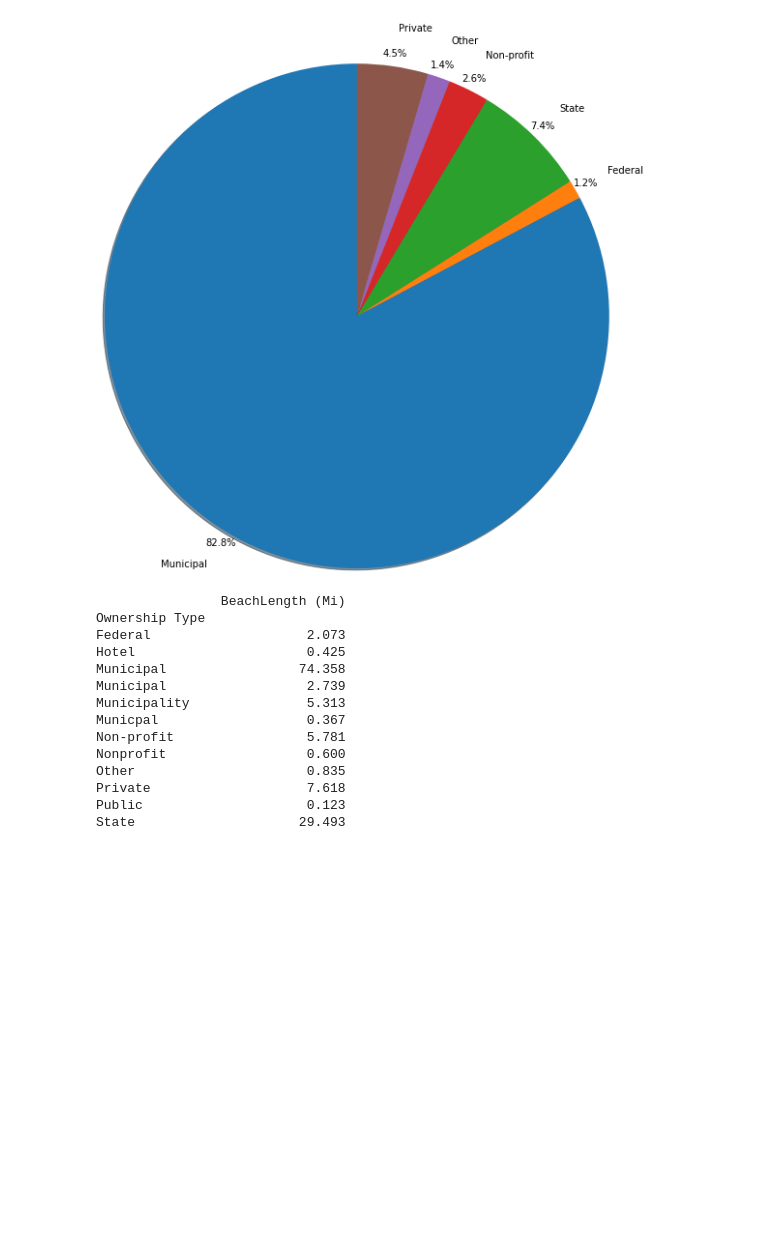
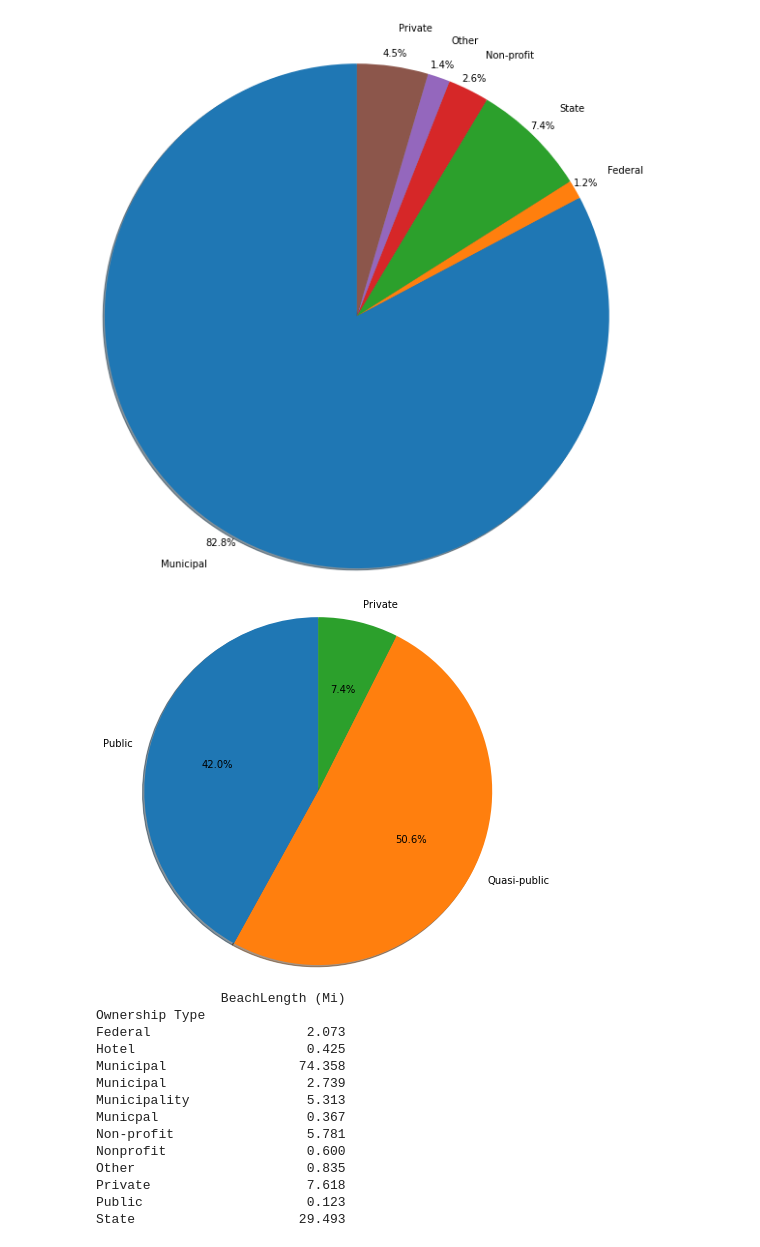
Before and after one commit to bkota0404/WGBH_Team1, a Jupyter notebook: Deliverable3/Ownership Charts.ipynb, the cells around one changed output. Saved outputs shown, nothing was run; the diff lists cells and outputs as text; code cells hidden in the pictures; blank space fills up the shorter version.

Commit message:
Accessibility charts

```diff
--- a/Deliverable3/Ownership Charts.ipynb
+++ b/Deliverable3/Ownership Charts.ipynb
@@ -46,9 +46,11 @@ Public            1
 State            31
 dtype: int64
 # %%
-#access = stats.groupby('Accessibility Type').size()
-#print(access)
+access = stats.groupby('Accessibility Type').size()
+print(access)
 
-#publicSize = access['0']
-#quasiPublicSize = access['1']
-#privateAccessSize = access['2']
+publicSize = access['0']
+quasiPublicSize = access['1']
+privateAccessSize = access['2']
+
+totalAccessSize = publicSize + quasiPublicSize + privateAccessSize
@@ -73,6 +83,20 @@ ax.pie(sizes, labels=labels, autopct='%1.1f%%', shadow=True, startangle=90, radi
 plt.show()
 # %% [output]
 [figure]
+# %%
+#Accessibility pie chart
+accessLabels = ['Public', 'Quasi-public', 'Private']
+sizes = [
+    publicSize*100/totalAccessSize,
+    quasiPublicSize*100/totalAccessSize,
+    privateAccessSize*100/totalAccessSize
+]
+
+fig, ax = plt.subplots()
+ax.pie(sizes, labels=accessLabels, autopct='%1.1f%%', shadow=True, startangle=90, radius=2)
+plt.show()
+# %% [output]
+[figure, added]
 # %%
 ownershipLengths = stats.groupby('Ownership Type').sum()
 print(ownershipLengths)
```
Also changed, not shown: parts of 2 cells of this notebook, 1 other file.
